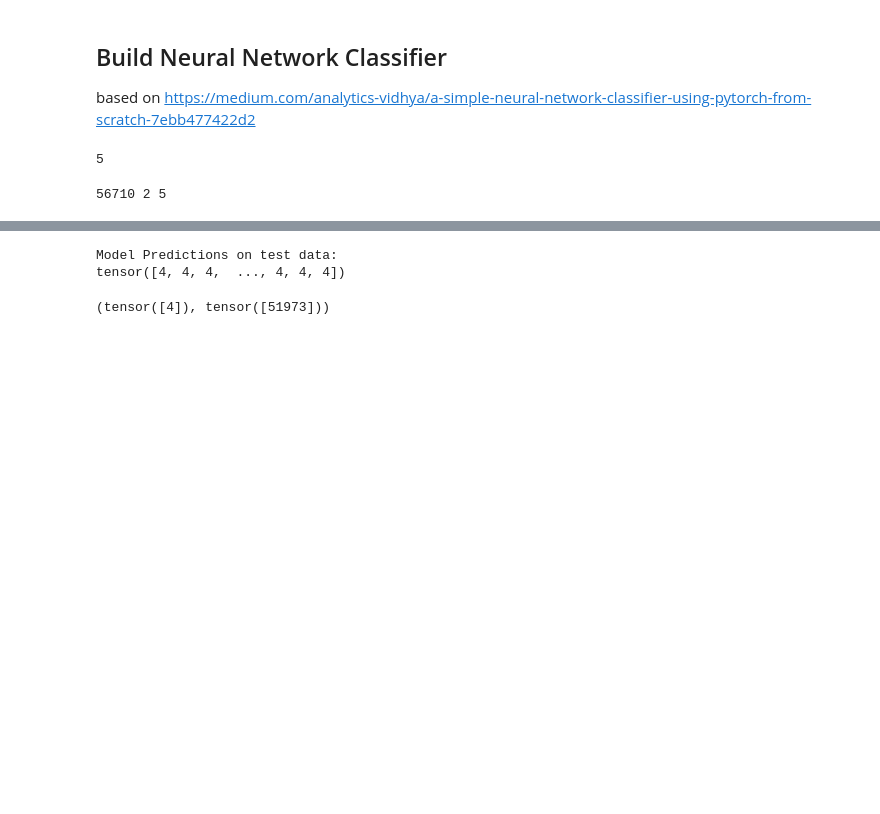
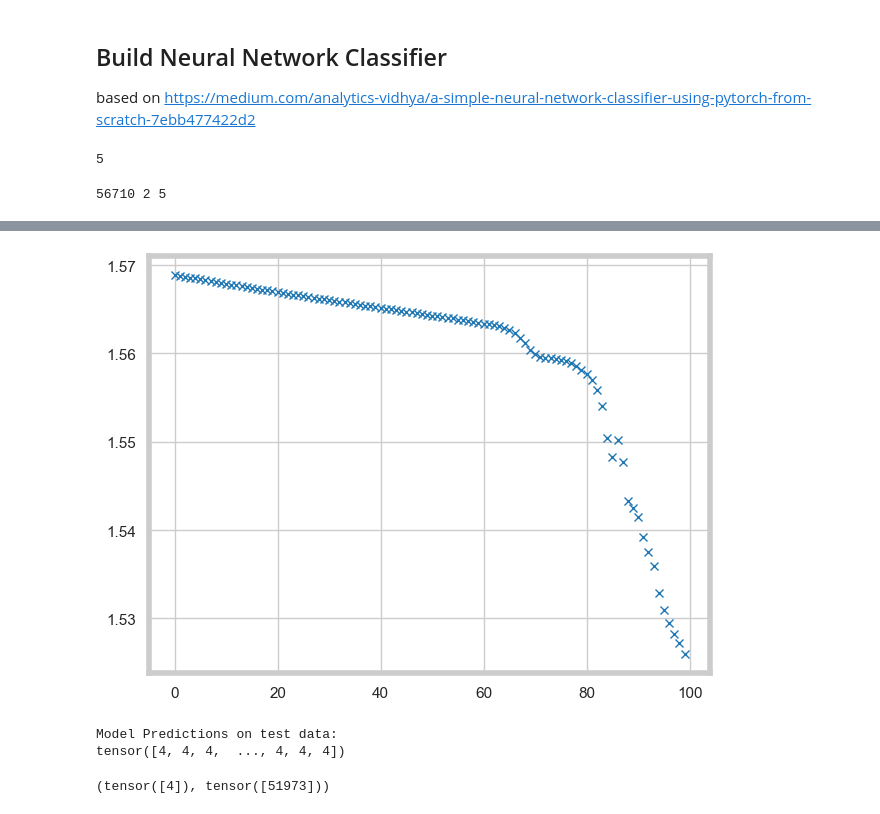
Before and after one commit to joshfuchs/McCells, a Jupyter notebook: nn_classifier.ipynb, the cells around one changed output, grey strips where cells are left out. Drawn from its saved outputs; the diff is of its cells as text; code cells hidden in the pictures; blank space fills up the shorter version.

Commit message:
plot loss curve

```diff
--- a/nn_classifier.ipynb
+++ b/nn_classifier.ipynb
@@ -40,6 +41,23 @@ import torch.nn.functional as F
 
 from sklearn.preprocessing import LabelEncoder
 from sklearn.model_selection import train_test_split
+
+import matplotlib.pyplot as plt
+import seaborn as sns
+
+sns.set_style(style='whitegrid')
+sns.set_context(context='notebook')
+plt.rc('figure', autolayout=True)
+plt.rc(
+    'axes',
+    labelweight='bold',
+    labelsize='large',
+    titleweight='bold',
+    titlesize=9,
+    linewidth=4
+    )
+
+%matplotlib inline
 # %%
 device = torch.device("cuda:0" if torch.cuda.is_available() else "cpu")
 print(device)
@@ -237,7 +255,9 @@ clf = Network()
 criterion = nn.CrossEntropyLoss()
 optimizer = torch.optim.Adam(clf.parameters(), lr=1e-3)
 # %%
-epochs = 6
+epochs = 100
+loss_vals = []
+
 for epoch in range(epochs):
     running_loss = 0.0
 
@@ -251,9 +271,12 @@ for epoch in range(epochs):
     # backward propagation
     loss.backward()
 
+    # save loss
+    loss_vals.append(loss.item())
+
     # optimize
     optimizer.step()
     running_loss += loss.item()
 
     # display statistics
-    print(f'[{epoch + 1}] loss: {running_loss / 2000:.8f}')
+    #print(f'[{epoch + 1}] loss: {running_loss:.8f}')
@@ -267,3 +283,10 @@ for epoch in range(epochs):
+# %%
+# plot the loss
+
+plt.plot(range(epochs),loss_vals,'x')
+plt.show()
+# %% [output]
+[figure, added]
 # %%
 # make predictions on the test data
 
```
Also changed, not shown: parts of 4 cells of this notebook.
